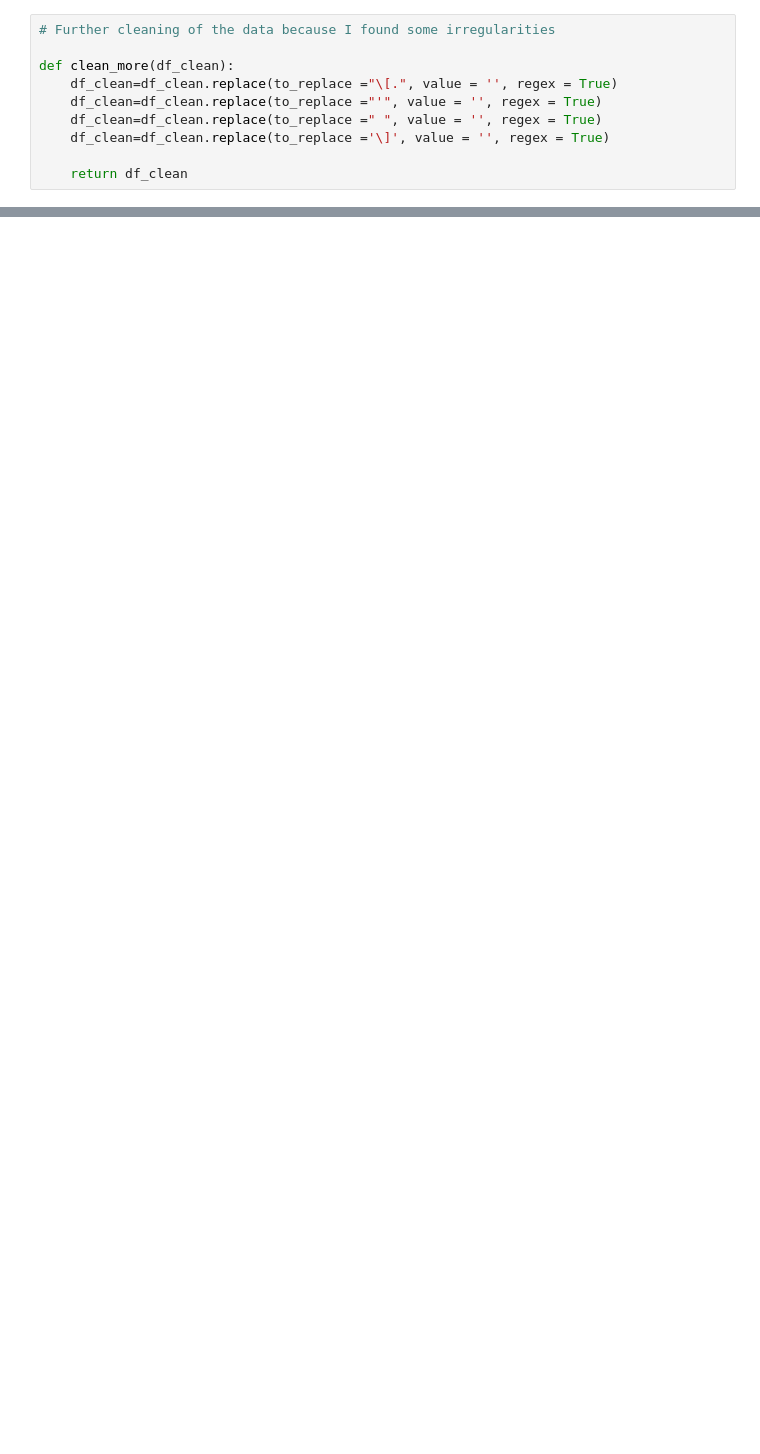
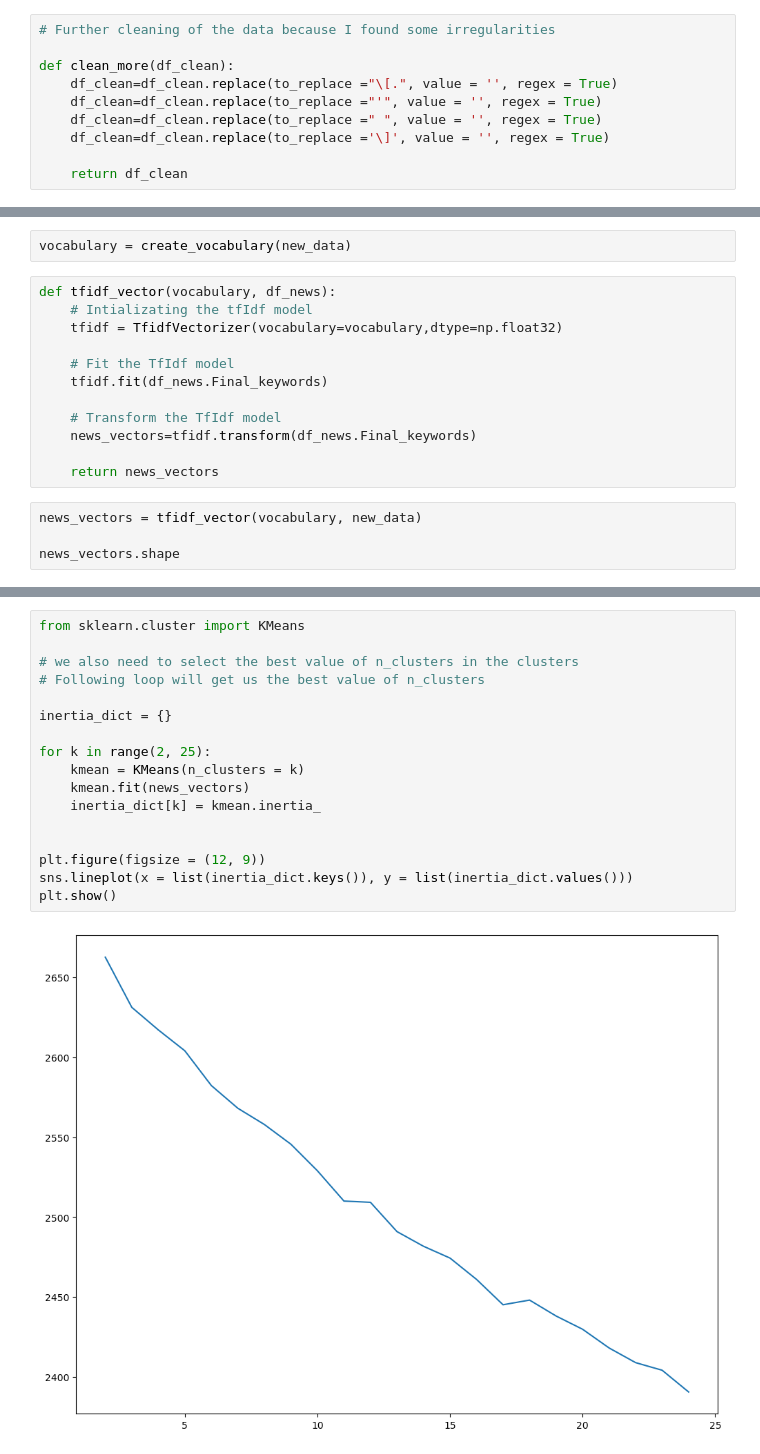
Before and after one commit to ap539813/Stock-Price-Prediction-using-Stock-Price-and-News-Data, a Jupyter notebook: Project.ipynb, the cells around one changed output, grey strips where cells are left out. Drawn from its saved outputs; the diff is of its cells as text; blank space fills up the shorter version.

Commit message:
Finished processing textual data and converted all of them to vector format.

```diff
--- a/Project.ipynb
+++ b/Project.ipynb
@@ -388,0 +406,18 @@ See the caveats in the documentation: https://pandas.pydata.org/pandas-docs/stab
+# %%
+vocabulary = create_vocabulary(new_data)
+# %%
+def tfidf_vector(vocabulary, df_news):
+    # Intializating the tfIdf model
+    tfidf = TfidfVectorizer(vocabulary=vocabulary,dtype=np.float32)
+
+    # Fit the TfIdf model
+    tfidf.fit(df_news.Final_keywords)
+
+    # Transform the TfIdf model
+    news_vectors=tfidf.transform(df_news.Final_keywords)
+
+    return news_vectors
+# %%
+news_vectors = tfidf_vector(vocabulary, new_data)
+
+news_vectors.shape
@@ -388,0 +428,19 @@ See the caveats in the documentation: https://pandas.pydata.org/pandas-docs/stab
+# %%
+from sklearn.cluster import KMeans
+
+# we also need to select the best value of n_clusters in the clusters
+# Following loop will get us the best value of n_clusters
+
+inertia_dict = {}
+
+for k in range(2, 25):
+    kmean = KMeans(n_clusters = k)
+    kmean.fit(news_vectors)
+    inertia_dict[k] = kmean.inertia_
+
+
+plt.figure(figsize = (12, 9))
+sns.lineplot(x = list(inertia_dict.keys()), y = list(inertia_dict.values()))
+plt.show()
+# %% [output]
+[figure, added]
```
Also changed, not shown: parts of 4 cells of this notebook.
